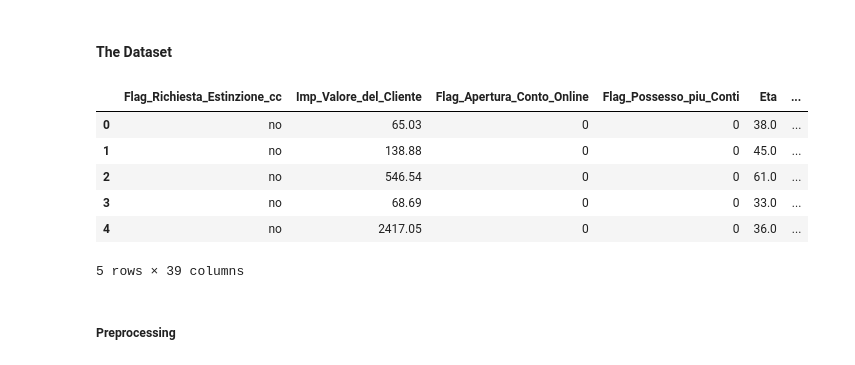
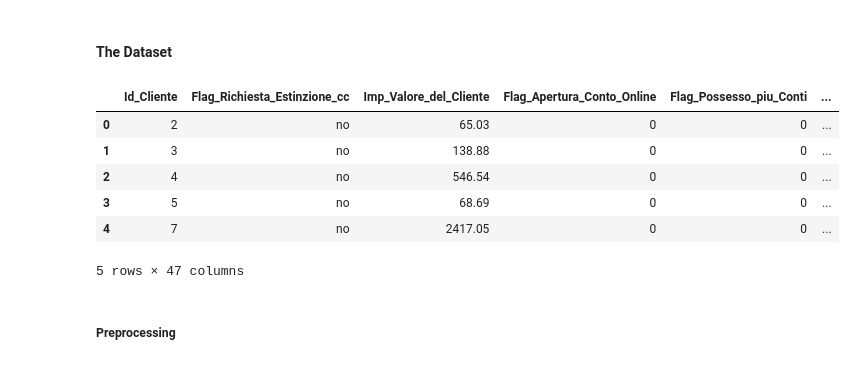
Before and after one commit to emanueleiacca/Analysis-on-Churn-Banking-Modeling-Dataset, a Jupyter notebook: Blackbox.ipynb, the cells around one changed output. Cells and saved outputs as stored; diff of their text form; code cells hidden in the pictures.

```diff
--- a/Blackbox.ipynb
+++ b/Blackbox.ipynb
@@ -30,16 +30,16 @@ c:\Users\maria\AppData\Local\Programs\Python\Python312\python.exe
 # %% [markdown]
 #### The Dataset
 # %%
-df = pd.read_csv(r"Churn_clean.csv") # Data cleaning and feature engineering done in Feature_Engineering.ipynb
+df = pd.read_csv(r"Churn_clean_nolog.csv") # Data cleaning and feature engineering done in Feature_Engineering.ipynb
 df.head()
 # %% [output]
-|  | Flag_Richiesta_Estinzione_cc | Imp_Valore_del_Cliente | Flag_Apertura_Conto_Online | Flag_Possesso_piu_Conti | Eta | ... |
-| 0 | no | 65.03 | 0 | 0 | 38.0 | ... |
-| 1 | no | 138.88 | 0 | 0 | 45.0 | ... |
-| 2 | no | 546.54 | 0 | 0 | 61.0 | ... |
-| 3 | no | 68.69 | 0 | 0 | 33.0 | ... |
-| 4 | no | 2417.05 | 0 | 0 | 36.0 | ... |
+|  | Id_Cliente | Flag_Richiesta_Estinzione_cc | Imp_Valore_del_Cliente | Flag_Apertura_Conto_Online | Flag_Possesso_piu_Conti | ... |
+| 0 | 2 | no | 65.03 | 0 | 0 | ... |
+| 1 | 3 | no | 138.88 | 0 | 0 | ... |
+| 2 | 4 | no | 546.54 | 0 | 0 | ... |
+| 3 | 5 | no | 68.69 | 0 | 0 | ... |
+| 4 | 7 | no | 2417.05 | 0 | 0 | ... |
-5 rows × 39 columns
+5 rows × 47 columns
 # %% [markdown]
 ##### Preprocessing
 # %%
```
Also changed, not shown: parts of 2 cells of this notebook, 6 other files.
